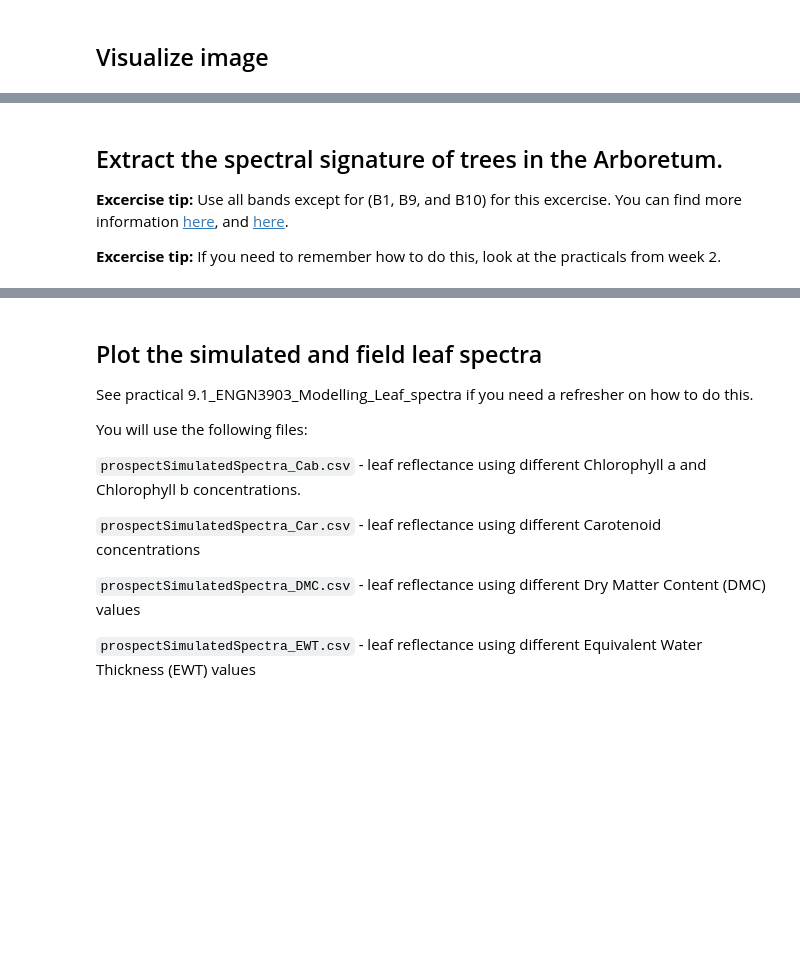
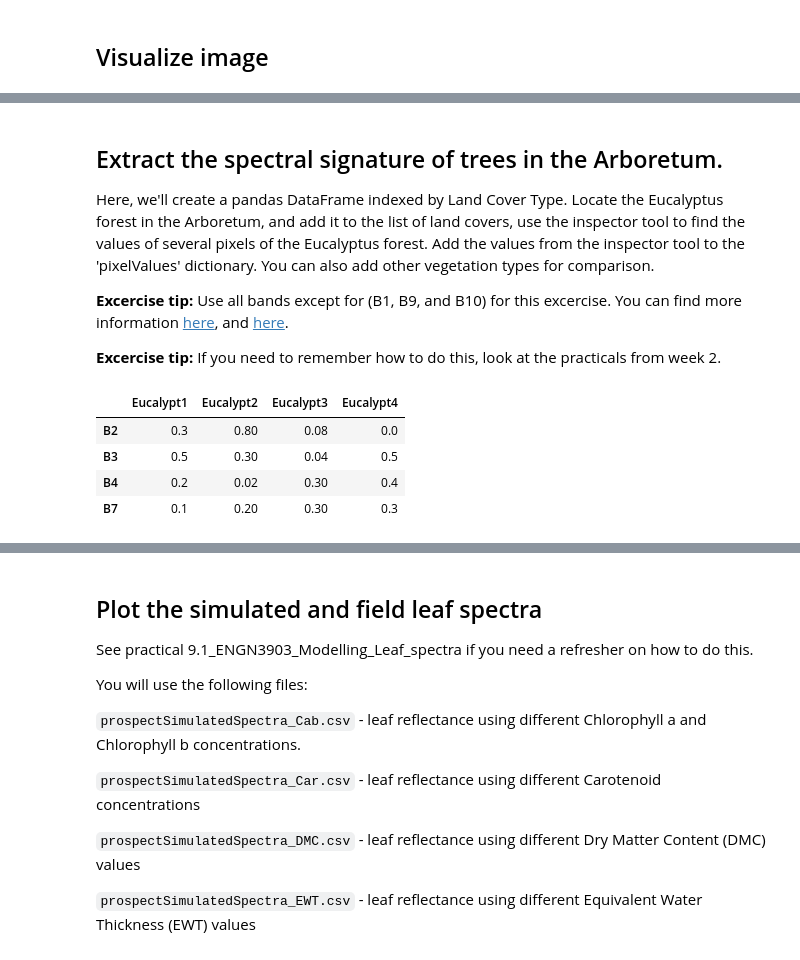
Before and after one commit to nicolasyounes/engn3903, a Jupyter notebook: week9/9.2_ENGN3903_comparing_Leaf_and_satellite_spectra.ipynb, the cells around one changed output, grey strips where cells are left out. Drawn from its saved outputs; the diff is of its cells as text; code cells hidden in the pictures; blank space fills up the shorter version.

```diff
--- a/week9/9.2_ENGN3903_comparing_Leaf_and_satellite_spectra.ipynb
+++ b/week9/9.2_ENGN3903_comparing_Leaf_and_satellite_spectra.ipynb
@@ -107,5 +113,7 @@ Map
 # %% [markdown]
 ## Extract the spectral signature of trees in the Arboretum.
+
+Here, we'll create a pandas DataFrame indexed by Land Cover Type.  Locate the Eucalyptus forest in the Arboretum, and add it to the list of land covers, use the inspector tool to find the values of several pixels of the Eucalyptus forest.  Add the values from the inspector tool to the 'pixelValues' dictionary. You can also add other vegetation types for comparison.
 
 **Excercise tip:** Use all bands except for (B1, B9, and B10) for this excercise. You can find more information [here](https://docs.dea.ga.gov.au/notebooks/DEA_products/DEA_Sentinel2_Surface_Reflectance.html), and [here](https://sentinel.esa.int/web/sentinel/user-guides/sentinel-2-msi/resolutions/spectral).
 
@@ -145,0 +121,22 @@ plt.show()
+# %%
+#the bands from Sentinel-2 that you want (add more than this!)
+bands = ['B2','B3','B4','B7']
+
+#Enter a few repeated pixel values for a series of landcover types
+pixel_values = {
+    # Landcover : [b2-value, b3-value, etc.]
+    'Eucalypt1' :[0.3 , 0.5, 0.2, 0.1],
+    'Eucalypt2' :[0.8, .3, .02, .2],
+    'Eucalypt3':[.08, .04, .3, .3],
+    'Eucalypt4':[0, .5, .4, .3],
+}
+
+#combine the data into a pandas dataframe
+df_sentinel  = pd.DataFrame(pixel_values, index=bands)
+df_sentinel .head()
+# %% [output]
+|  | Eucalypt1 | Eucalypt2 | Eucalypt3 | Eucalypt4 |
+| B2 | 0.3 | 0.80 | 0.08 | 0.0 |
+| B3 | 0.5 | 0.30 | 0.04 | 0.5 |
+| B4 | 0.2 | 0.02 | 0.30 | 0.4 |
+| B7 | 0.1 | 0.20 | 0.30 | 0.3 |
```
Also changed, not shown: parts of 9 cells of this notebook, 1 other file.
